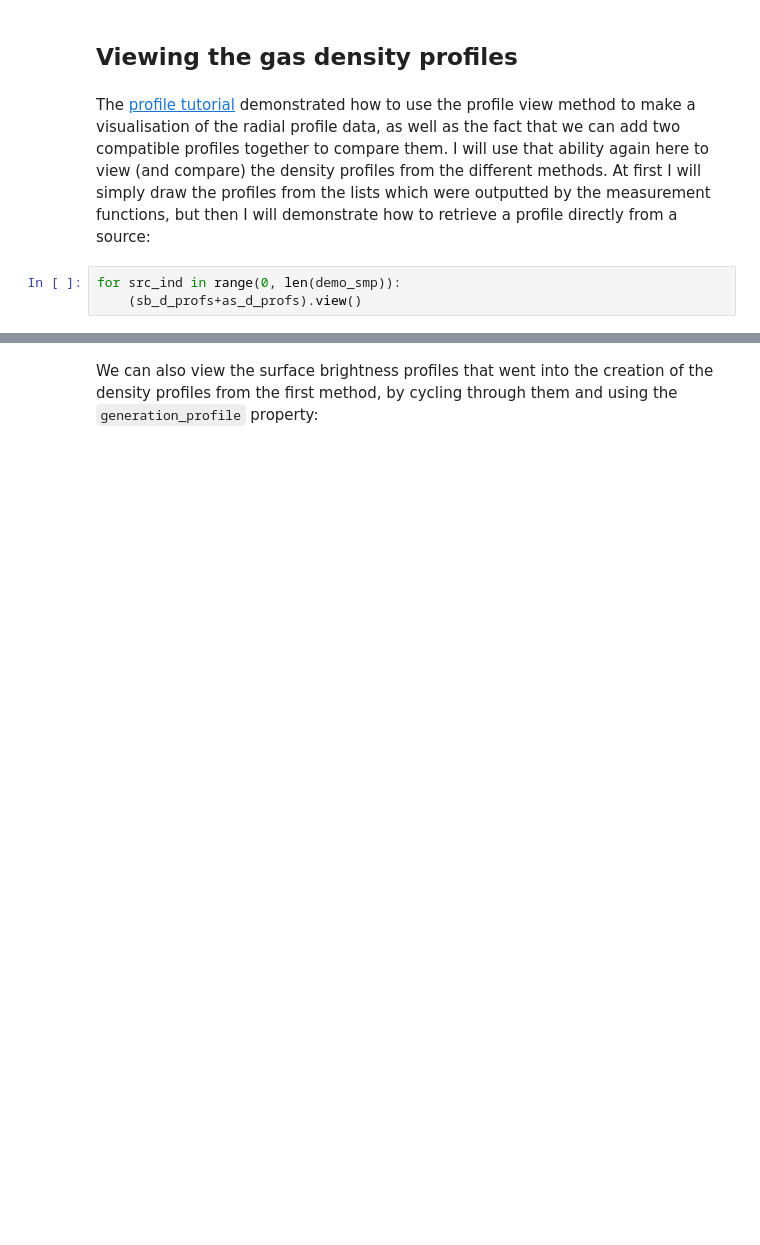
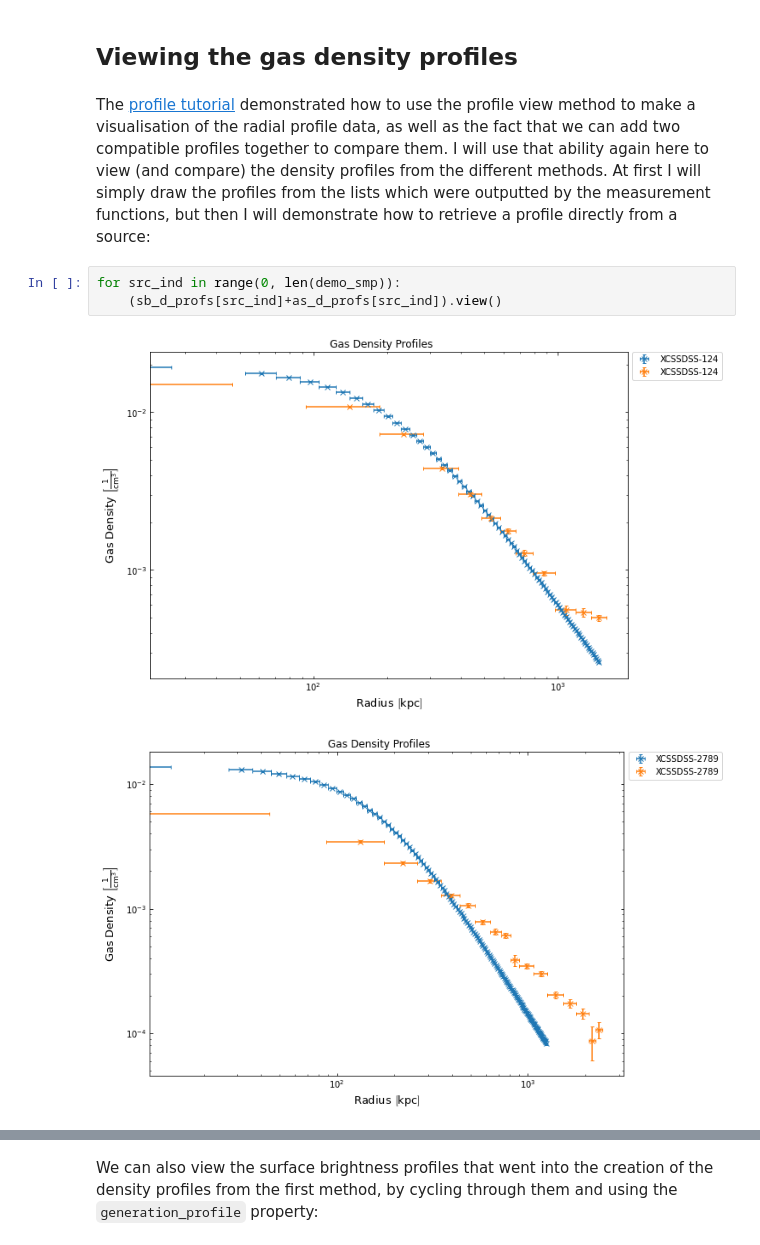
Before and after one commit to DavidT3/XGA, a Jupyter notebook: docs/source/notebooks/advanced_tutorials/cluster_gas.ipynb, the cells around one changed output, grey strips where cells are left out. Saved outputs shown, nothing was run; the diff lists cells and outputs as text; blank space fills up the shorter version.

```diff
--- a/docs/source/notebooks/advanced_tutorials/cluster_gas.ipynb
+++ b/docs/source/notebooks/advanced_tutorials/cluster_gas.ipynb
@@ -107,4 +118,7 @@ as_d_profs
 The [profile tutorial](../advanced_tutorials/intro_to_profiles.html) demonstrated how to use the profile view method to make a visualisation of the radial profile data, as well as the fact that we can add two compatible profiles together to compare them. I will use that ability again here to view (and compare) the density profiles from the different methods. At first I will simply draw the profiles from the lists which were outputted by the measurement functions, but then I will demonstrate how to retrieve a profile directly from a source:
 # %%
 for src_ind in range(0, len(demo_smp)):
-    (sb_d_profs+as_d_profs).view()
+    (sb_d_profs[src_ind]+as_d_profs[src_ind]).view()
+# %% [output]
+[figure, added]
+[figure, added]
```
Also changed, not shown: parts of 42 cells of this notebook.
